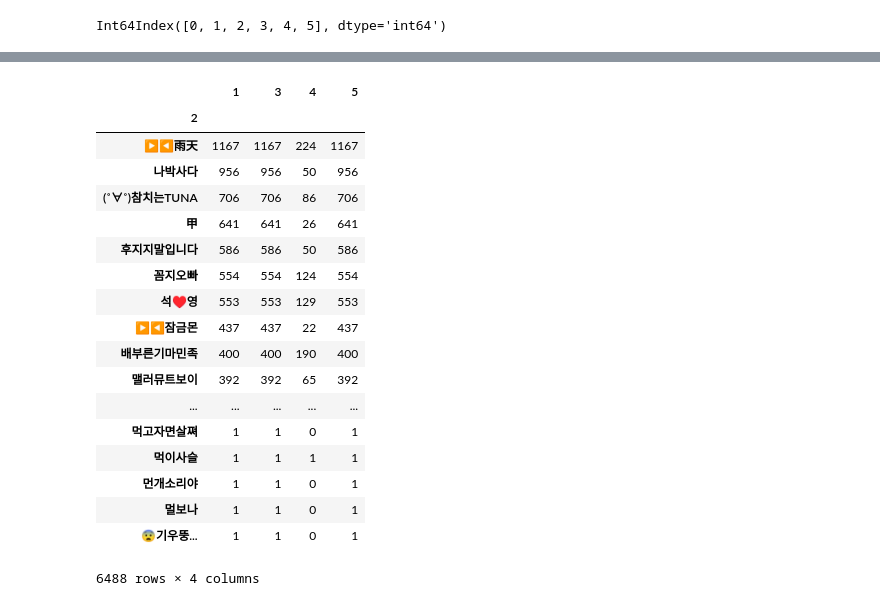
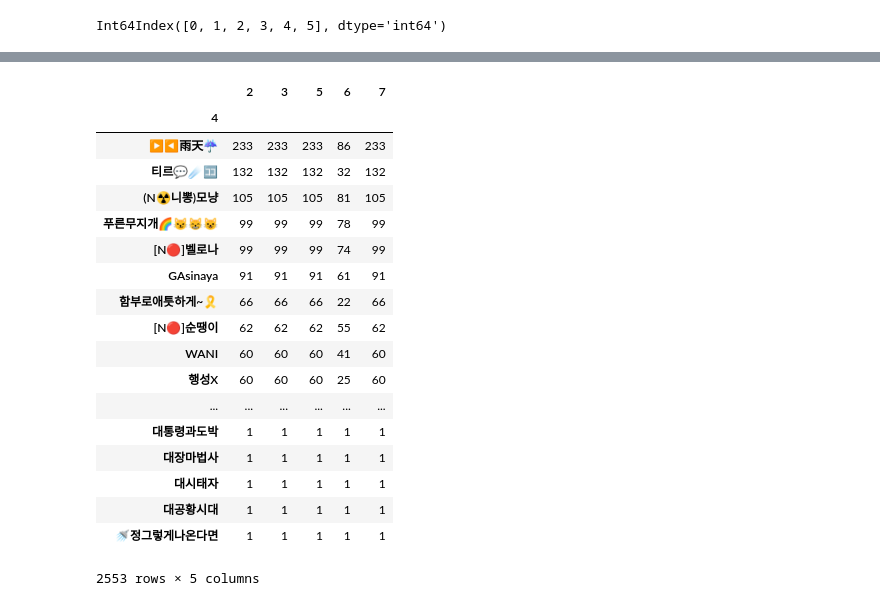
Before and after one commit to yjkim0083/crawling-study, a Jupyter notebook: ddanzi-analyzer.ipynb, the cells around one changed output, grey strips where cells are left out. Saved outputs shown, nothing was run; the diff lists cells and outputs as text; code cells hidden in the pictures.

```diff
--- a/ddanzi-analyzer.ipynb
+++ b/ddanzi-analyzer.ipynb
@@ -1,7 +1,7 @@
 # %%
 import pandas as pd
 # %%
-data = pd.read_csv('./ddanzi_total-2.tsv', encoding='utf-8', sep='\t\t', header=None, engine='python')
+data = pd.read_csv('./logs/1_10000.log', encoding='utf-8', sep='\t\t', header=None, engine='python')
 # %%
 data.head()
 # %% [output]
@@ -20,7 +20,7 @@ data.columns
 # %% [output]
 Int64Index([0, 1, 2, 3, 4, 5], dtype='int64')
 # %%
-df = data.loc[:,[1,2,3,4,5]].copy()
+df = data.loc[:,[2,3,4,5,6,7]].copy()
 # %%
 df.head()
 # %% [output]
@@ -64,23 +64,23 @@ df.head()
 # %%
-df.groupby(2).count().sort_values([3], ascending=[False])
+df.groupby(4).count().sort_values([3], ascending=[False])
 # %% [output]
-|  | 1 | 3 | 4 | 5 |
-| 2 |  |  |  |  |
-| ▶◀雨天 | 1167 | 1167 | 224 | 1167 |
-| 나박사다 | 956 | 956 | 50 | 956 |
-| (˚∀˚)참치는TUNA | 706 | 706 | 86 | 706 |
-| 甲 | 641 | 641 | 26 | 641 |
-| 후지지말입니다 | 586 | 586 | 50 | 586 |
-| 꼼지오빠 | 554 | 554 | 124 | 554 |
-| 석♥영 | 553 | 553 | 129 | 553 |
-| ▶◀잠금몬 | 437 | 437 | 22 | 437 |
-| 배부른기마민족 | 400 | 400 | 190 | 400 |
-| 맬러뮤트보이 | 392 | 392 | 65 | 392 |
-| ... | ... | ... | ... | ... |
-| 먹고자면살쪄 | 1 | 1 | 0 | 1 |
-| 먹이사슬 | 1 | 1 | 1 | 1 |
-| 먼개소리야 | 1 | 1 | 0 | 1 |
-| 멀보나 | 1 | 1 | 0 | 1 |
-| 😨기우뚱... | 1 | 1 | 0 | 1 |
+|  | 2 | 3 | 5 | 6 | 7 |
+| 4 |  |  |  |  |  |
+| ▶◀雨天☔️ | 233 | 233 | 233 | 86 | 233 |
+| 티르💬☄🈁 | 132 | 132 | 132 | 32 | 132 |
+| (N☢️니뽕)모냥 | 105 | 105 | 105 | 81 | 105 |
+| 푸른무지개🌈😼😸😺 | 99 | 99 | 99 | 78 | 99 |
+| [N🔴]벨로나 | 99 | 99 | 99 | 74 | 99 |
+| GAsinaya | 91 | 91 | 91 | 61 | 91 |
+| 함부로애틋하게~🎗 | 66 | 66 | 66 | 22 | 66 |
+| [N🔴]순땡이 | 62 | 62 | 62 | 55 | 62 |
+| WANI | 60 | 60 | 60 | 41 | 60 |
+| 행성X | 60 | 60 | 60 | 25 | 60 |
+| ... | ... | ... | ... | ... | ... |
+| 대통령과도박 | 1 | 1 | 1 | 1 | 1 |
+| 대장마법사 | 1 | 1 | 1 | 1 | 1 |
+| 대시태자 | 1 | 1 | 1 | 1 | 1 |
+| 대공황시대 | 1 | 1 | 1 | 1 | 1 |
+| 🚿정그렇게나온다면 | 1 | 1 | 1 | 1 | 1 |
-6488 rows × 4 columns
+2553 rows × 5 columns
 # %%
```
Also changed, not shown: parts of 6 cells of this notebook, 8 other files.
